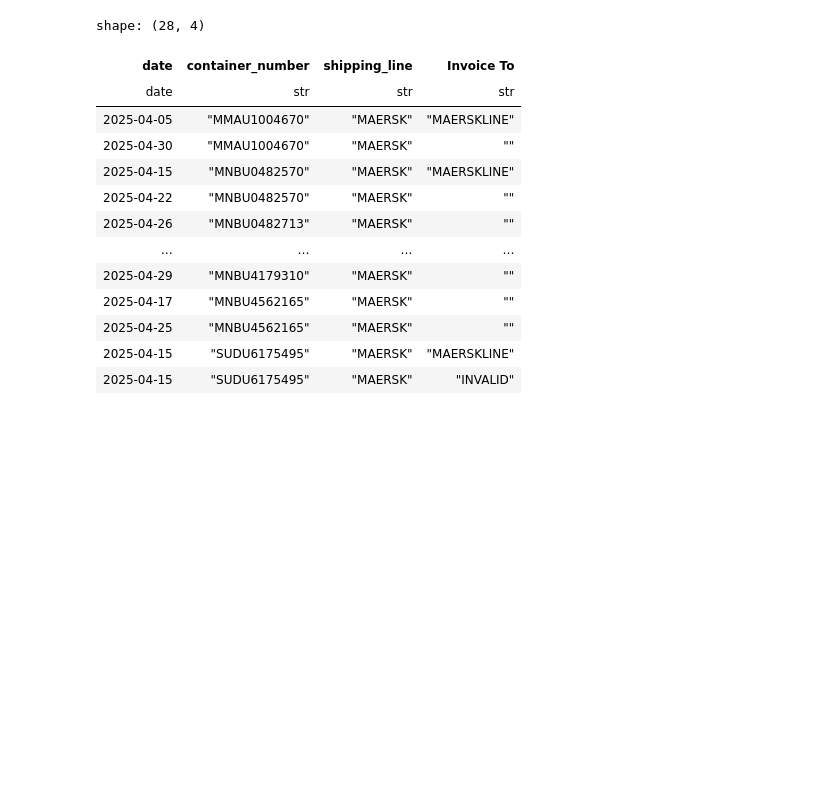
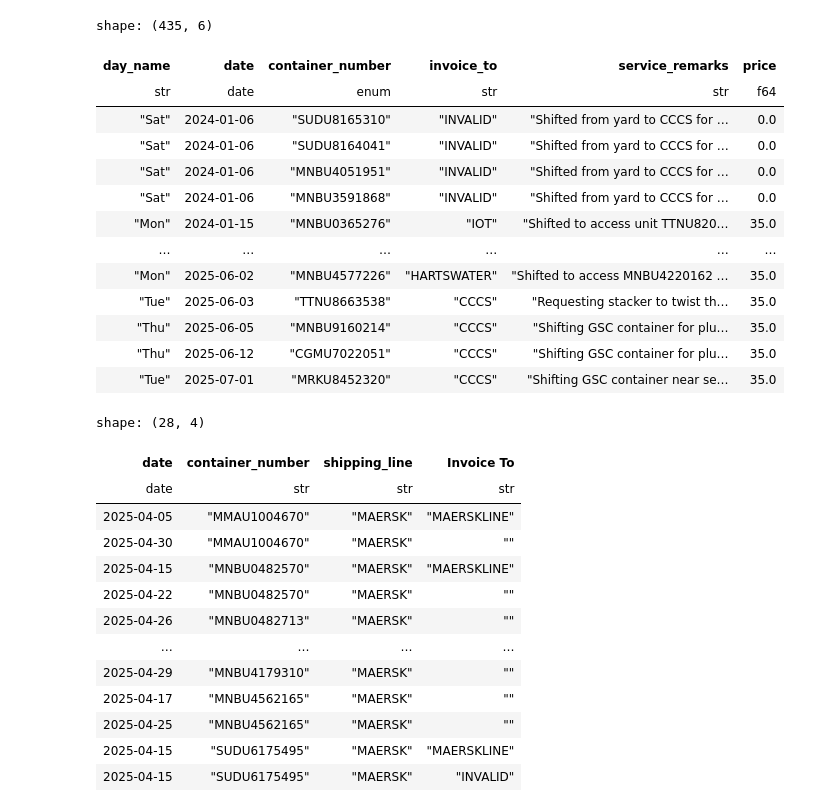
Before and after one commit to Attica-oss/attica_invoice, a Jupyter notebook: test.ipynb, the cells around one changed output. Saved outputs shown, nothing was run; the diff lists cells and outputs as text; code cells hidden in the pictures; blank space fills up the shorter version.

```diff
--- a/test.ipynb
+++ b/test.ipynb
@@ -6,5 +8,24 @@ from data_source.sheet_ids import LOGISTICS_EFORM_ID, PTI_SHEET,WASHING_SHEET
 PTI = await load_gsheet_data(LOGISTICS_EFORM_ID, PTI_SHEET)
 WASHING = await load_gsheet_data(LOGISTICS_EFORM_ID,WASHING_SHEET)
+# %%
+df = await shifting()
+
+df.collect()
+# %% [output]
+shape: (435, 6)
+| day_name | date | container_number | invoice_to | service_remarks | price |
+| str | date | enum | str | str | f64 |
+| "Sat" | 2024-01-06 | "SUDU8165310" | "INVALID" | "Shifted from yard to CCCS for … | 0.0 |
+| "Sat" | 2024-01-06 | "SUDU8164041" | "INVALID" | "Shifted from yard to CCCS for … | 0.0 |
+| "Sat" | 2024-01-06 | "MNBU4051951" | "INVALID" | "Shifted from yard to CCCS for … | 0.0 |
+| "Sat" | 2024-01-06 | "MNBU3591868" | "INVALID" | "Shifted from yard to CCCS for … | 0.0 |
+| "Mon" | 2024-01-15 | "MNBU0365276" | "IOT" | "Shifted to access unit TTNU820… | 35.0 |
+| … | … | … | … | … | … |
+| "Mon" | 2025-06-02 | "MNBU4577226" | "HARTSWATER" | "Shifted to access MNBU4220162 … | 35.0 |
+| "Tue" | 2025-06-03 | "TTNU8663538" | "CCCS" | "Requesting stacker to twist th… | 35.0 |
+| "Thu" | 2025-06-05 | "MNBU9160214" | "CCCS" | "Shifting GSC container for plu… | 35.0 |
+| "Thu" | 2025-06-12 | "CGMU7022051" | "CCCS" | "Shifting GSC container for plu… | 35.0 |
+| "Tue" | 2025-07-01 | "MRKU8452320" | "CCCS" | "Shifting GSC container near se… | 35.0 |
 # %%
 washing_april = WASHING.select(
     pl.col("date").str.to_date(format="%d/%m/%Y"),
```
Also changed, not shown: parts of 1 cell of this notebook, 9 other files.
